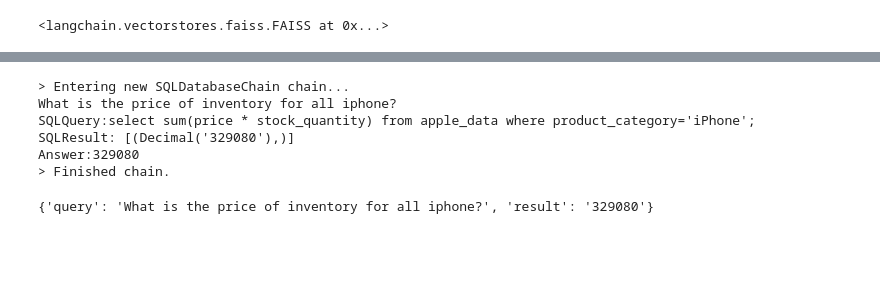
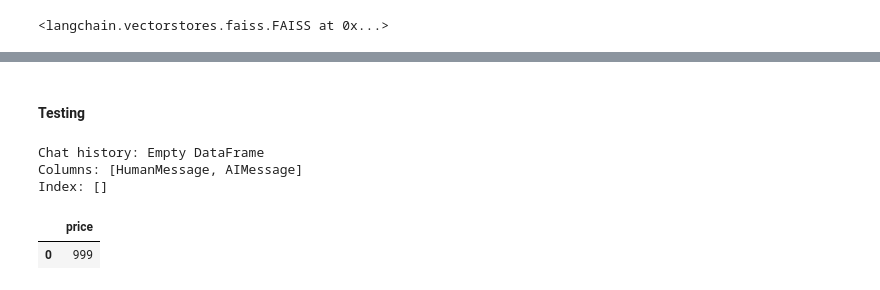
Before and after one commit to singh97kishan/Inventory-GenAI-Assistant, a Jupyter notebook: experiment.ipynb, the cells around one changed output, grey strips where cells are left out. Cells and saved outputs as stored; diff of their text form; code cells hidden in the pictures; blank space fills up the shorter version.

```diff
--- a/experiment.ipynb
+++ b/experiment.ipynb
@@ -210,0 +410,5 @@ new_chain = SQLDatabaseChain.from_llm(llm, db, verbose=True, prompt = fewShotPro
+# %%
+def chathistory(prompt)
+chat_history = {"HumanMessage": prompt,
+                "AIMessage": response_query}
+chat_history
@@ -210,0 +425,2 @@ new_chain = SQLDatabaseChain.from_llm(llm, db, verbose=True, prompt = fewShotPro
+# %% [markdown]
+#### Testing
@@ -211,10 +520,8 @@ new_chain = SQLDatabaseChain.from_llm(llm, db, verbose=True, prompt = fewShotPro
 # %%
-new_chain("What is the price of inventory for all iphone?")
+generate_llm_response("What is the price of iphone 13?", history_df)[0]
 # %% [output]
-> Entering new SQLDatabaseChain chain...
-What is the price of inventory for all iphone?
-SQLQuery:select sum(price * stock_quantity) from apple_data where product_category='iPhone';
-SQLResult: [(Decimal('329080'),)]
-Answer:329080
-> Finished chain.
+Chat history: Empty DataFrame
+Columns: [HumanMessage, AIMessage]
+Index: []
-{'query': 'What is the price of inventory for all iphone?', 'result': '329080'}
+|  | price |
+| 0 | 999 |
```
Also changed, not shown: parts of 25 cells of this notebook, 11 other files.
